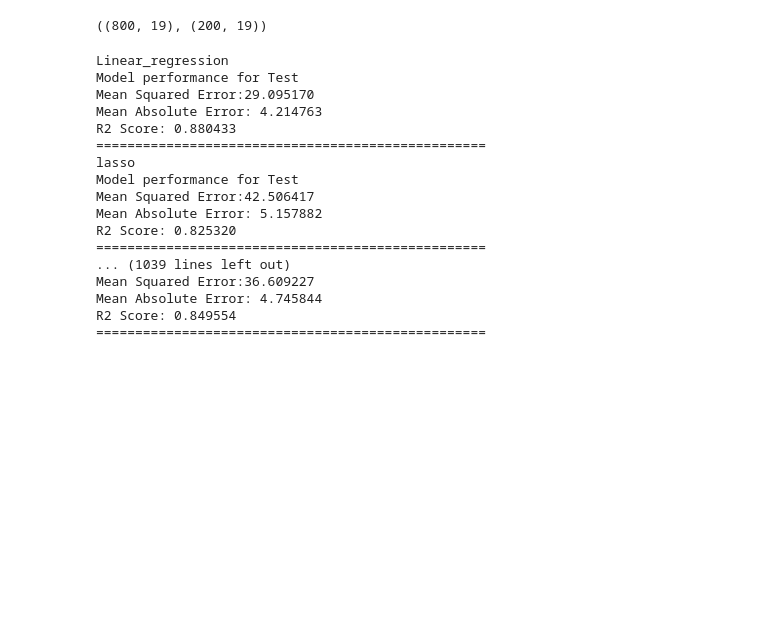
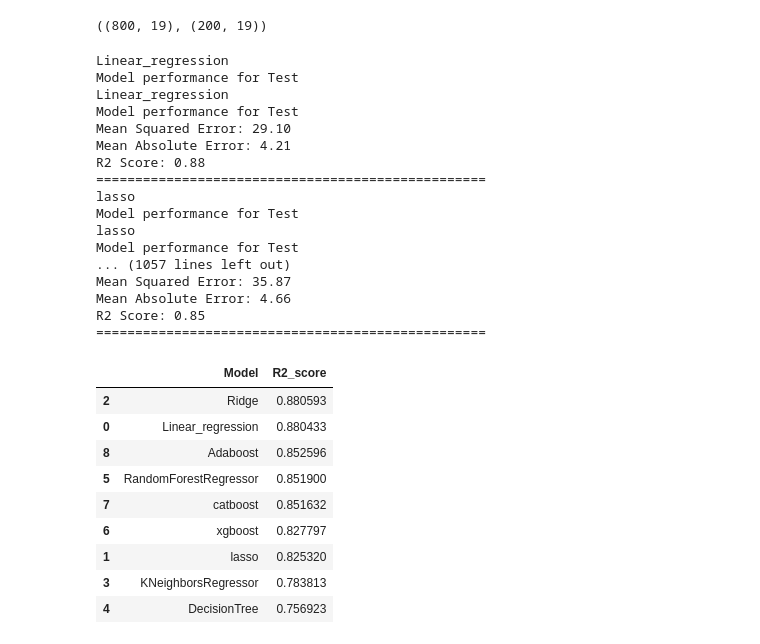
Before and after one commit to Praveenravva61/Ml_Project, a Jupyter notebook: Notebook/Model_training.ipynb, the cells around one changed output. Cells and saved outputs as stored; diff of their text form; code cells hidden in the pictures; blank space fills up the shorter version.

```diff
--- a/Notebook/Model_training.ipynb
+++ b/Notebook/Model_training.ipynb
@@ -176,9 +176,11 @@ for i in range(len(list(models))):
 
     print("Model performance for Test")
 
-    print(f"Mean Squared Error:{mse:2f}")
-    print(f"Mean Absolute Error: {mae:2f}")
-    print(f"R2 Score: {r2:2f}")
+    print(f"{list(models.keys())[i]}")
+    print(f"Model performance for Test")
+    print(f"Mean Squared Error: {mse:.2f}")
+    print(f"Mean Absolute Error: {mae:.2f}")
+    print(f"R2 Score: {r2:.2f}")
     print("="*50)
 
     r2_list.append(r2)
@@ -186,18 +188,31 @@ for i in range(len(list(models))):
 # %% [output]
 Linear_regression
 Model performance for Test
-Mean Squared Error:29.095170
-Mean Absolute Error: 4.214763
-R2 Score: 0.880433
+Linear_regression
+Model performance for Test
+Mean Squared Error: 29.10
+Mean Absolute Error: 4.21
+R2 Score: 0.88
 ==================================================
 lasso
 Model performance for Test
-Mean Squared Error:42.506417
-Mean Absolute Error: 5.157882
-R2 Score: 0.825320
+lasso
+Model performance for Test
+... (1057 lines left out)
+Mean Squared Error: 35.87
+Mean Absolute Error: 4.66
+R2 Score: 0.85
 ==================================================
-... (1039 lines left out)
-Mean Squared Error:36.609227
-Mean Absolute Error: 4.745844
-R2 Score: 0.849554
-==================================================
+# %%
+pd.DataFrame(list(zip(model_list, r2_list)), columns= ["Model", "R2_score"]).sort_values(by= "R2_score", ascending= False)
+# %% [output]
+|  | Model | R2_score |
+| 2 | Ridge | 0.880593 |
+| 0 | Linear_regression | 0.880433 |
+| 8 | Adaboost | 0.852596 |
+| 5 | RandomForestRegressor | 0.851900 |
+| 7 | catboost | 0.851632 |
+| 6 | xgboost | 0.827797 |
+| 1 | lasso | 0.825320 |
+| 3 | KNeighborsRegressor | 0.783813 |
+| 4 | DecisionTree | 0.756923 |
```
Also changed, not shown: 3 other files.
